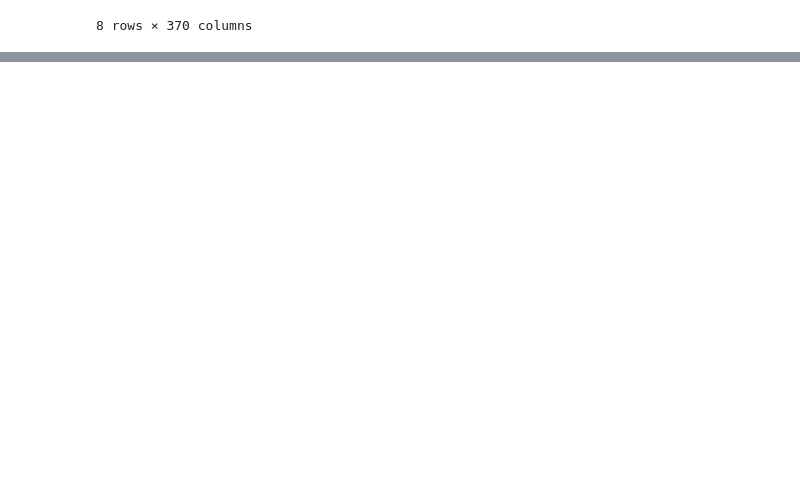
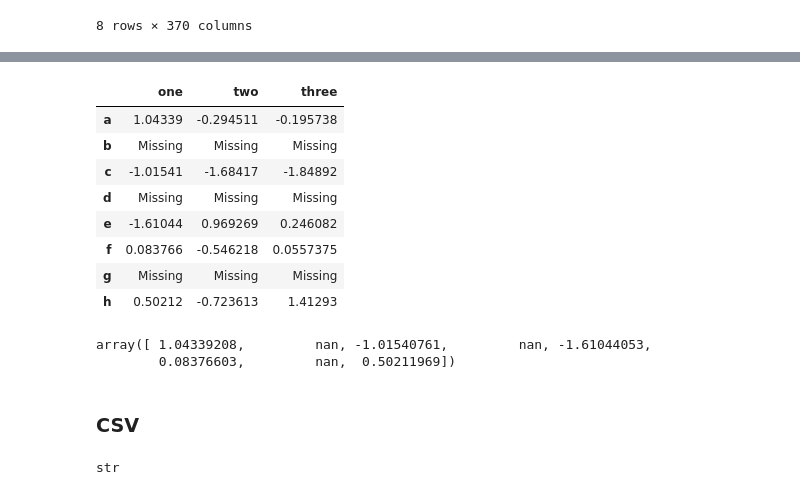
Before and after one commit to aslamsikder/Complete-Machine-Learning-by-Aslam-Sikder, a Jupyter notebook: Aslam_02_pandas.ipynb, the cells around one changed output, grey strips where cells are left out. Saved outputs shown, nothing was run; the diff lists cells and outputs as text; code cells hidden in the pictures; blank space fills up the shorter version.

```diff
--- a/Aslam_02_pandas.ipynb
+++ b/Aslam_02_pandas.ipynb
@@ -230,0 +382,19 @@ Name: X0, dtype: int64
+# %%
+df2.fillna('Missing')
+# %% [output]
+|  | one | two | three |
+| a | 1.04339 | -0.294511 | -0.195738 |
+| b | Missing | Missing | Missing |
+| c | -1.01541 | -1.68417 | -1.84892 |
+| d | Missing | Missing | Missing |
+| e | -1.61044 | 0.969269 | 0.246082 |
+| f | 0.083766 | -0.546218 | 0.0557375 |
+| g | Missing | Missing | Missing |
+| h | 0.50212 | -0.723613 | 1.41293 |
+# %%
+df2['one'].values
+# %% [output]
+array([ 1.04339208,         nan, -1.01540761,         nan, -1.61044053,
+        0.08376603,         nan,  0.50211969])
+# %% [markdown]
+### CSV
@@ -230,0 +408,4 @@ Name: X0, dtype: int64
+# %%
+type(myData)
+# %% [output]
+str
```
Also changed, not shown: parts of 24 cells of this notebook, 2 other files.
